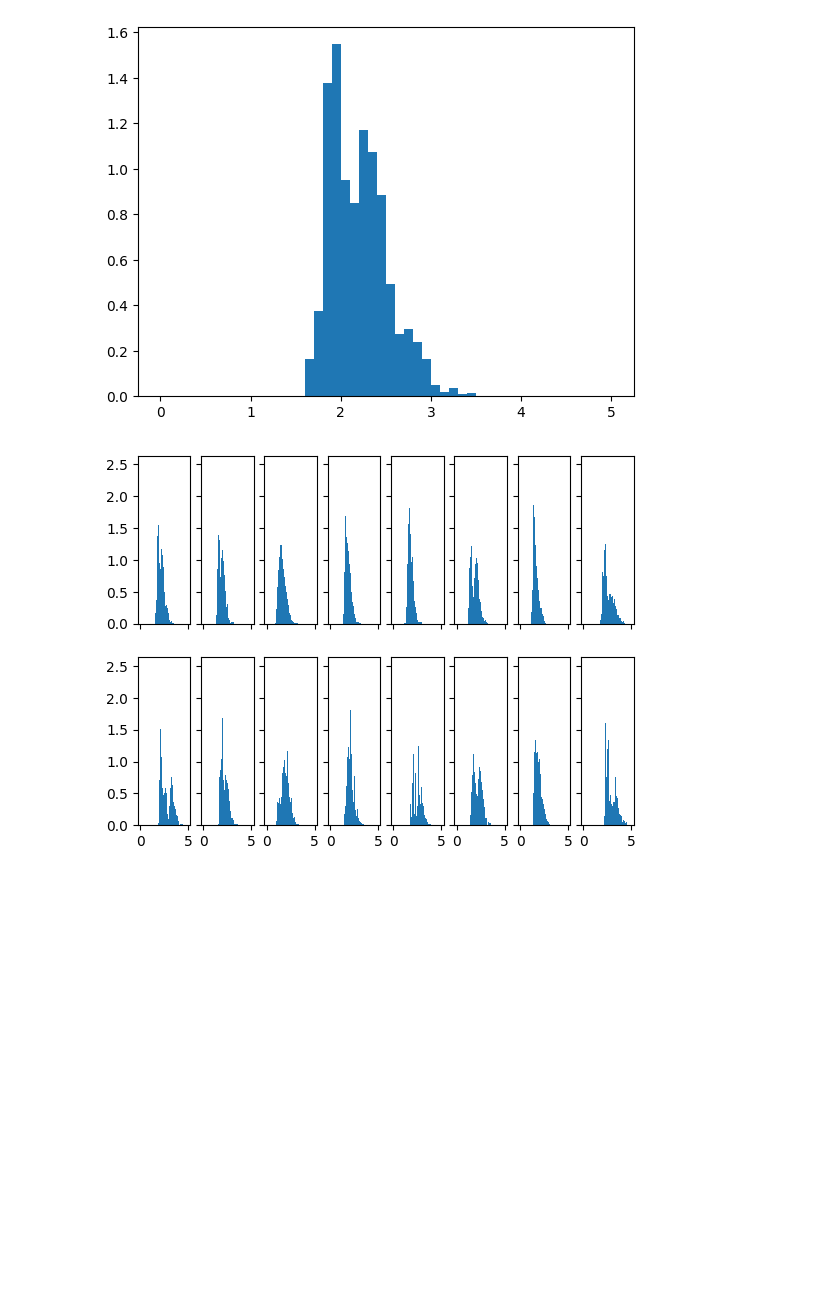
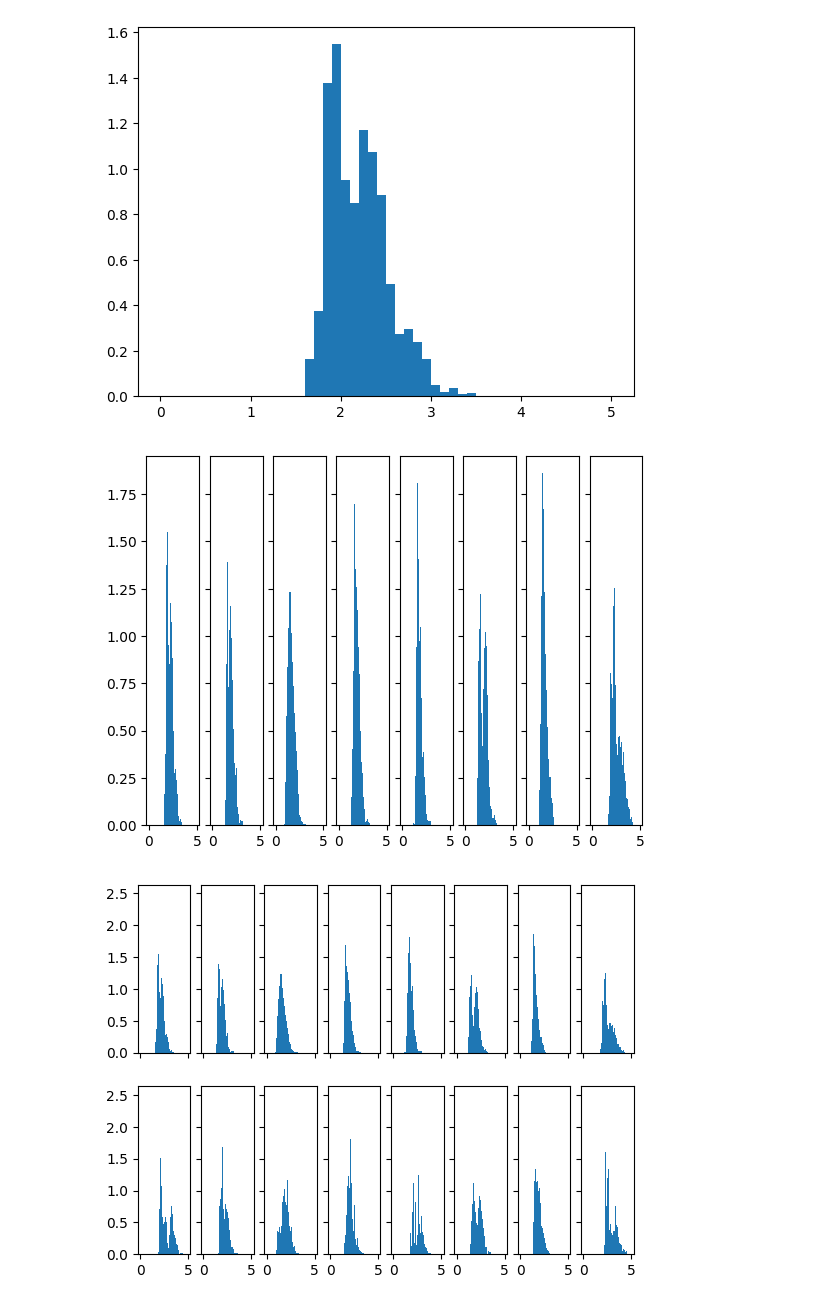
Before and after one commit to yalinli2/EnvEtools, a Jupyter notebook: course_modules/2_USDA_MyMarketNews_Python.ipynb, the cells around one changed output. Cells and saved outputs as stored; diff of their text form; code cells hidden in the pictures; blank space fills up the shorter version.

```diff
--- a/course_modules/2_USDA_MyMarketNews_Python.ipynb
+++ b/course_modules/2_USDA_MyMarketNews_Python.ipynb
@@ -828,6 +826,15 @@ N, bins, patches = blhistax.hist(
 )
 # %% [output]
 [figure]
+# %%
+# If we want to make histograms for all min prices
+histfig, histaxs = plt.subplots(1, 8, sharex=True, sharey=True) # 1 row, 8 columns (we have 8 types of cheese), share y axis
+for i in range(8):
+    ax = histaxs[i]
+    cheese_data = list(cheese_min_dct.values())[i] # the `list` function turns the dict values into a list
+    ax.hist(cheese_data, bins=50, range=(0, 5), density=True)
+# %% [output]
+[figure, added]
 # %%
 # Now we'd like to plot both min and max for all cheese types
 histfig, histaxs = plt.subplots(2, 8, sharex=True, sharey=True) # 2 rows, 8 columns, share x and y axes
```
Also changed, not shown: parts of 4 cells of this notebook.
